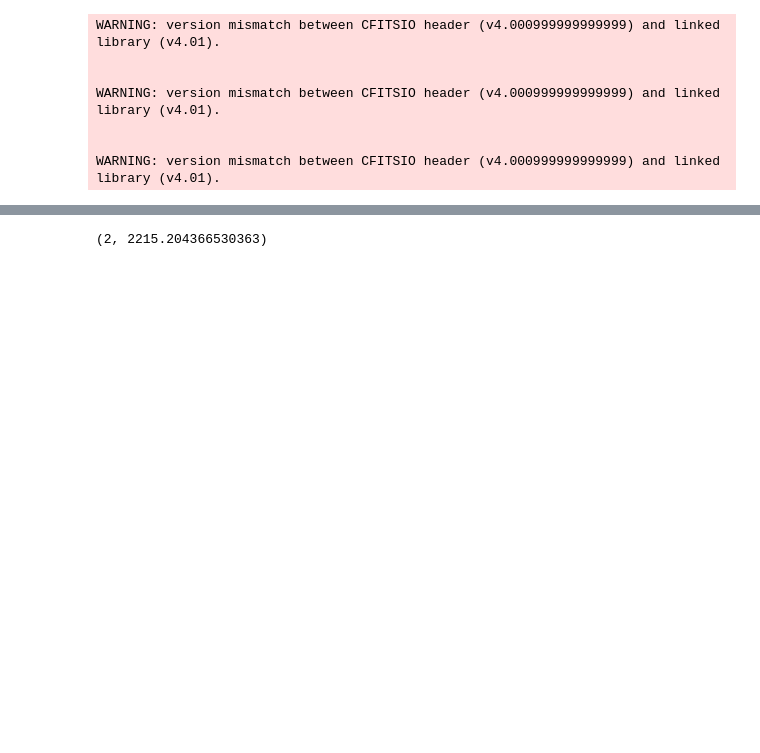
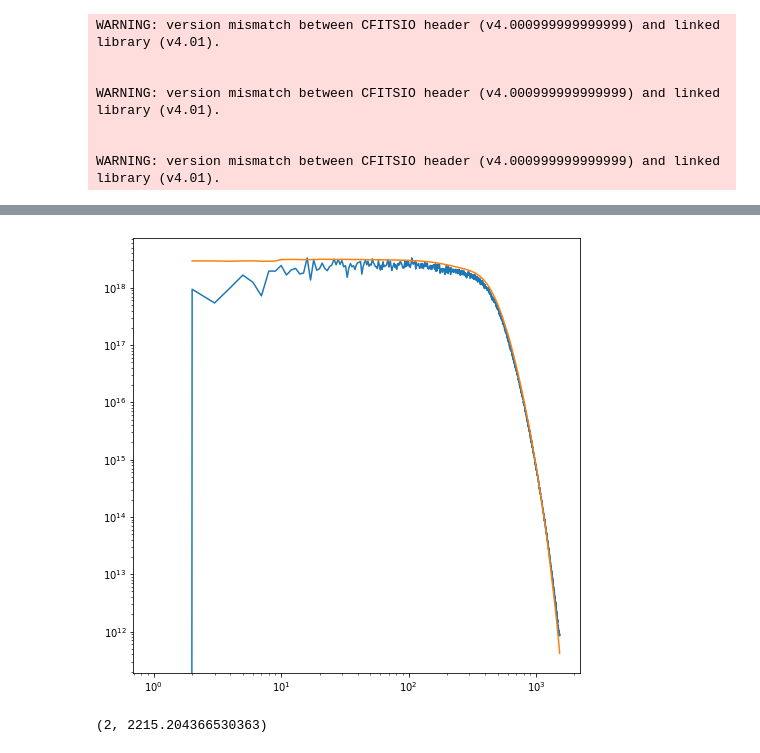
Before and after one commit to antolonappan/dell, a Jupyter notebook: Notebooks/noise.ipynb, the cells around one changed output, grey strips where cells are left out. Drawn from its saved outputs; the diff is of its cells as text; code cells hidden in the pictures; blank space fills up the shorter version.

```diff
--- a/Notebooks/noise.ipynb
+++ b/Notebooks/noise.ipynb
@@ -43,6 +43,10 @@ SIMULATION INFO: Number of simulations - 500
 SIMULATION INFO: Frequency range - 0.0 GHz - 500.0 GHz
 SIMULATION INFO: NSIDE - 512
 SIMULATION INFO: Output folder - /global/cscratch1/sd/lonappan/S4BIRD/DELL_noisefix/noFG
+# %%
+filt.plot_cinv(0)
+# %% [output]
+[figure, added]
 # %%
 cmb,noise,we = sim.get_cmb_alms(0)
 # %%
```
Also changed, not shown: parts of 13 cells of this notebook, 23 other files.
